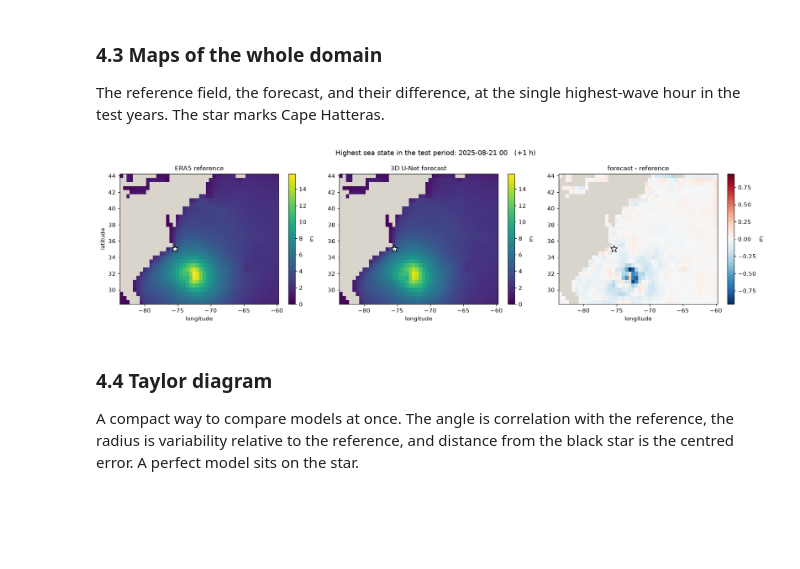
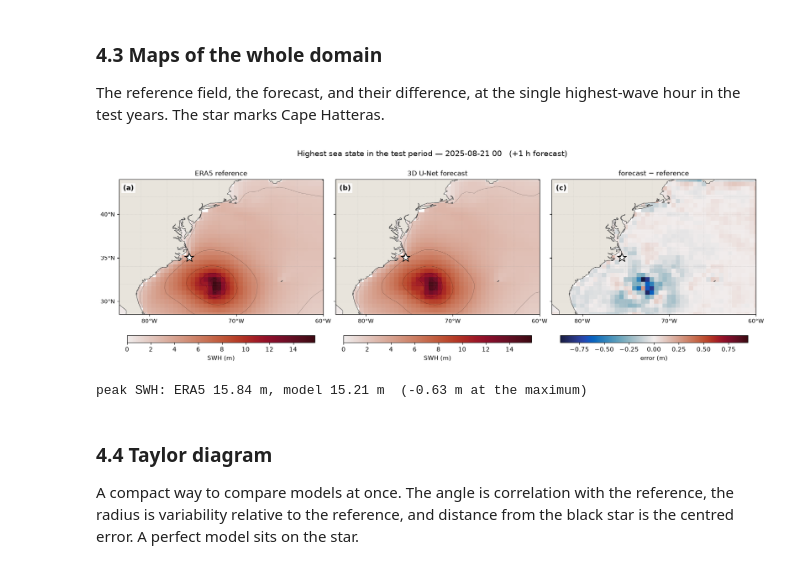
Before and after one commit to YMH0605/Ocean-wave, a Jupyter notebook: notebooks/01_results.ipynb, the cells around one changed output. Cells and saved outputs as stored; diff of their text form; code cells hidden in the pictures; blank space fills up the shorter version.

```diff
--- a/notebooks/01_results.ipynb
+++ b/notebooks/01_results.ipynb
@@ -374,31 +374,79 @@ fig.autofmt_xdate(); fig.tight_layout(); plt.show()
 The reference field, the forecast, and their difference, at the single
 highest-wave hour in the test years. The star marks Cape Hatteras.
 # %%
+import cartopy.crs as ccrs
+import cartopy.feature as cfeature
+import cmocean
+from cartopy.mpl.ticker import LatitudeFormatter, LongitudeFormatter
+
+# cmocean is the oceanographic colormap set: perceptually uniform, so an equal
+# step in colour is an equal step in wave height. The rainbow/jet maps still
+# common in this literature invent sharp boundaries where the data is smooth,
+# and are unreadable to colourblind readers.
+CMAP_SWH, CMAP_ERR = cmocean.cm.amp, cmocean.cm.balance
+
 ocean = D["ocean"].astype(bool)
 k = int(np.nanargmax(np.nanmax(np.where(MASK, D["true"], np.nan), axis=(1, 2))))
 when = str(D["times"][k])[:16].replace("T", " ")
 
 true_f = np.where(ocean, D["true"][k], np.nan)
 pred_f = np.where(ocean, D["pred"][k], np.nan)
 err_f = pred_f - true_f
 lats = LAT_MIN + np.arange(N_LAT) * GRID_RES
 lons = LON_MIN + np.arange(N_LON) * GRID_RES
 vmax, elim = np.nanmax(true_f), np.nanmax(np.abs(err_f))
 
-fig, axes = plt.subplots(1, 3, figsize=(16.5, 4.4))
-panels = [(true_f, "ERA5 reference", "viridis", dict(vmin=0, vmax=vmax)),
-          (pred_f, "3D U-Net forecast", "viridis", dict(vmin=0, vmax=vmax)),
-          (err_f, "forecast - reference", "RdBu_r", dict(vmin=-elim, vmax=elim))]
-for ax, (field, title, cmap, kw) in zip(axes, panels):
-    m = ax.pcolormesh(lons, lats, field, cmap=cmap, shading="auto", **kw)
-    ax.set_facecolor("#d9d4cc"); ax.set_title(title); ax.set_xlabel("longitude")
-    ax.plot(POINT_LON, POINT_LAT, "*", ms=13, color="w", mec="k", mew=1.0)
-    fig.colorbar(m, ax=ax, label="m")
-axes[0].set_ylabel("latitude")
-fig.suptitle(f"Highest sea state in the test period: {when}   (+{LEAD} h)")
-fig.tight_layout(); plt.show()
+proj = ccrs.PlateCarree()
+fig, axes = plt.subplots(1, 3, figsize=(15, 4.8), subplot_kw={"projection": proj},
+                         constrained_layout=True)
+
+panels = [(true_f, "ERA5 reference", CMAP_SWH, dict(vmin=0, vmax=vmax), "SWH (m)"),
+          (pred_f, "3D U-Net forecast", CMAP_SWH, dict(vmin=0, vmax=vmax), "SWH (m)"),
+          (err_f, "forecast $-$ reference", CMAP_ERR,
+           dict(vmin=-elim, vmax=elim), "error (m)")]
+
+for n, (ax, (field, title, cmap, kw, cbl)) in enumerate(zip(axes, panels)):
+    ax.set_extent([lons[0], lons[-1], lats[0], lats[-1]], crs=proj)
+    m = ax.pcolormesh(lons, lats, field, cmap=cmap, shading="nearest",
+                      transform=proj, rasterized=True, **kw)
+
+    # Contours over the field give the eye something to follow besides colour,
+    # and survive being printed in greyscale.
+    if n < 2:
+        ax.contour(lons, lats, field, levels=np.arange(2, vmax, 3),
+                   colors="k", linewidths=0.35, alpha=0.45, transform=proj)
+
+    ax.add_feature(cfeature.LAND, facecolor="#e8e4dc", zorder=2)
+    ax.add_feature(cfeature.COASTLINE, linewidth=0.7, edgecolor="#444444", zorder=3)
+    ax.gridlines(linewidth=0.4, color="#9a9a9a", alpha=0.45, linestyle=":")
+
+    ax.set_xticks(np.arange(-80, -59, 10), crs=proj)
+    ax.set_yticks(np.arange(30, 45, 5), crs=proj)
+    ax.xaxis.set_major_formatter(LongitudeFormatter())
+    ax.yaxis.set_major_formatter(LatitudeFormatter())
+    ax.tick_params(labelsize=9)
+    if n:
+        ax.set_yticklabels([])
+
+    ax.plot(POINT_LON, POINT_LAT, marker="*", ms=15, color="w", mec="k",
+            mew=1.1, transform=proj, zorder=4)
+    ax.set_title(title, fontsize=11, pad=6)
+    ax.text(0.02, 0.96, f"({'abc'[n]})", transform=ax.transAxes, va="top",
+            fontsize=11, fontweight="bold", zorder=5,
+            bbox=dict(boxstyle="square,pad=0.22", fc="white", ec="none", alpha=.85))
+    fig.colorbar(m, ax=ax, orientation="horizontal", pad=0.06, aspect=26,
+                 shrink=0.92, label=cbl)
+
+fig.suptitle(f"Highest sea state in the test period — {when}   "
+             f"(+{LEAD} h forecast)", fontsize=12.5)
+plt.show()
+
+print(f"peak SWH: ERA5 {np.nanmax(true_f):.2f} m, "
+      f"model {np.nanmax(pred_f):.2f} m  "
+      f"({np.nanmax(pred_f) - np.nanmax(true_f):+.2f} m at the maximum)")
 # %% [output]
-[figure, old version]
+[figure, new version]
+peak SWH: ERA5 15.84 m, model 15.21 m  (-0.63 m at the maximum)
 # %% [markdown]
 ### 4.4 Taylor diagram
 
```
Also changed, not shown: 1 other file.
